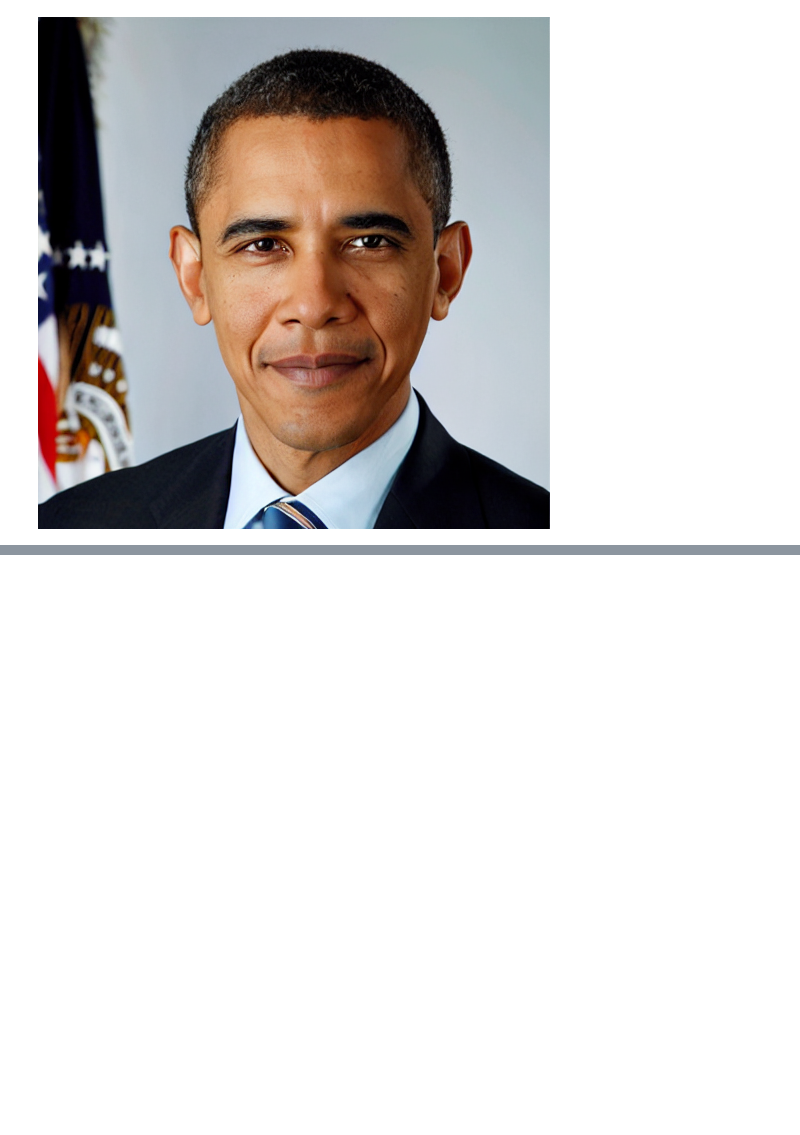
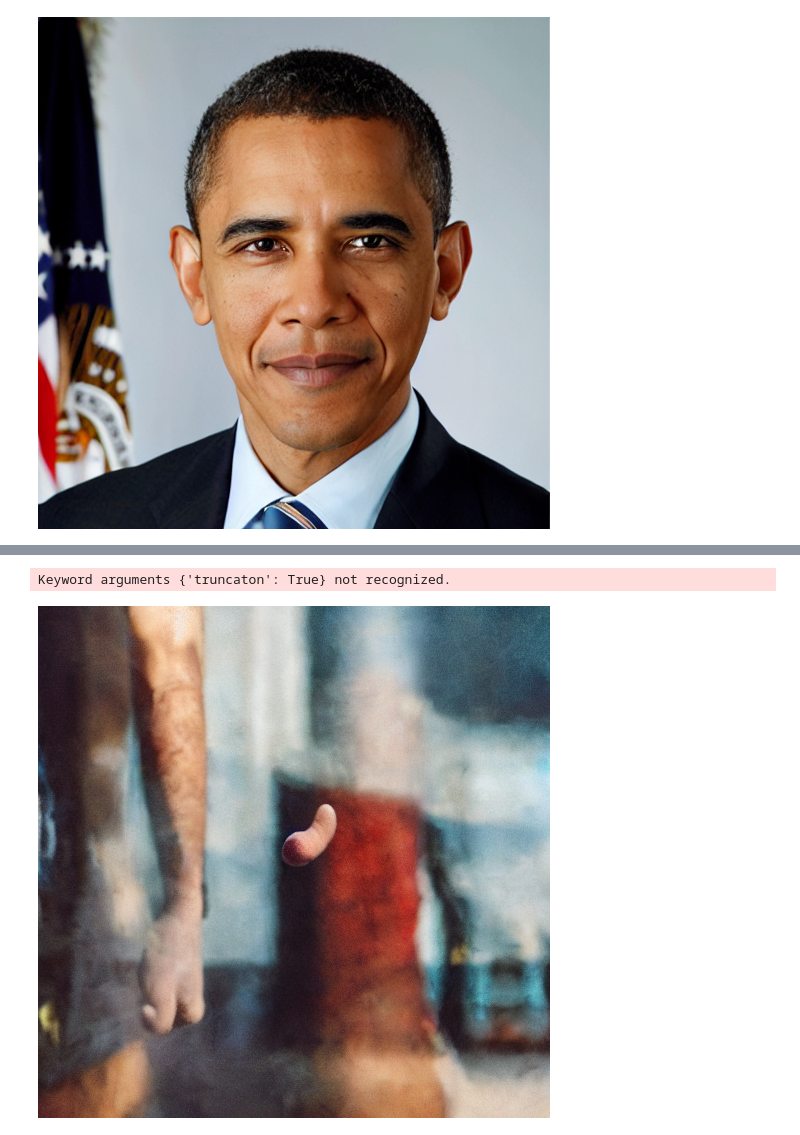
Before and after one commit to brjathu/Stable_Videos, a Jupyter notebook: ani_v0.ipynb, the cells around one changed output, grey strips where cells are left out. Drawn from its saved outputs; the diff is of its cells as text; code cells hidden in the pictures; blank space fills up the shorter version.

```diff
--- a/ani_v0.ipynb
+++ b/ani_v0.ipynb
@@ -60,0 +61,19 @@ Image(filename=path)
+# %%
+prompt = "A person giving the thumbs up"
+init_image = Image.open('./imagic/1.png').convert("RGB")
+init_image = init_image.resize((512, 512))
+
+res = pipe.train(
+        prompt,
+        image=init_image,
+        generator=generator)
+# %% [output]
+Keyword arguments {'truncaton': True} not recognized.
+# %%
+res = pipe(alpha=1, guidance_scale=7.5, num_inference_steps=50)
+image = res.images[0]
+path = './imagic/imagic_1_1.png'
+image.save(path)
+Image_dis(filename=path)
+# %% [output]
+[figure, added]
```
Also changed, not shown: parts of 8 cells of this notebook.
